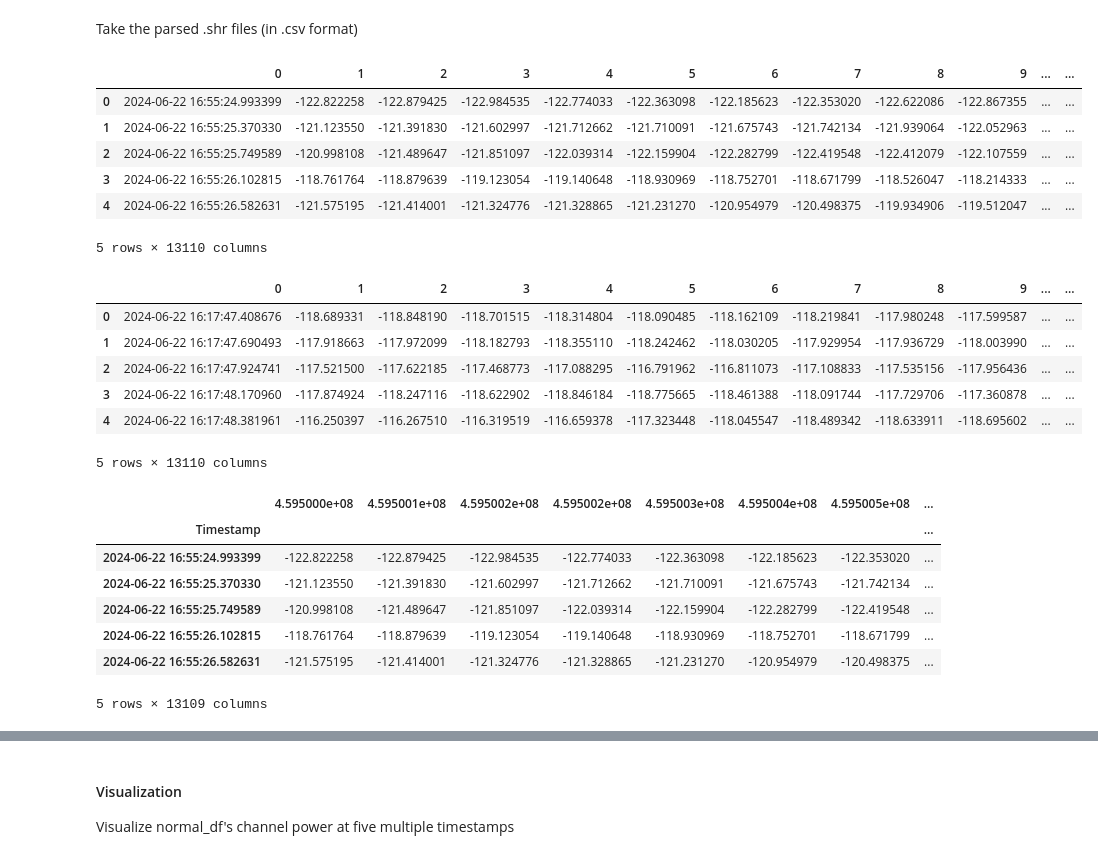
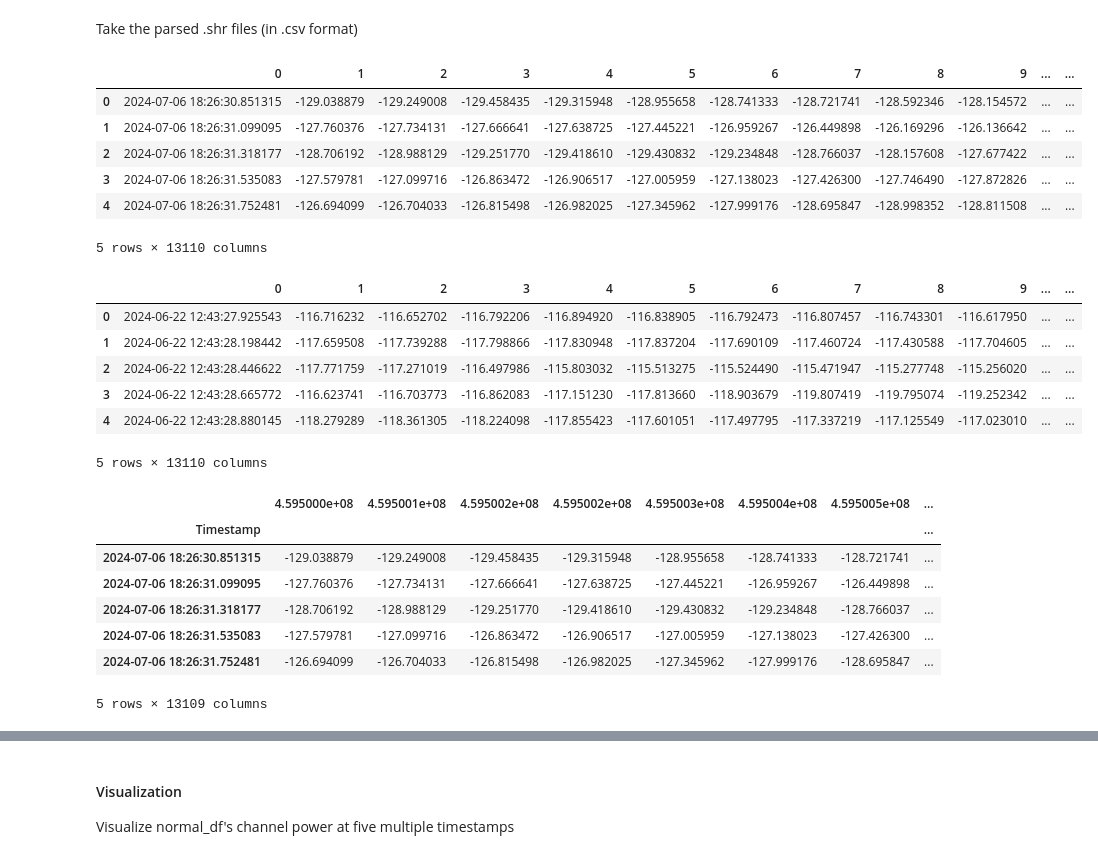
Before and after one commit to theorizchy/rf_anomaly_detection, a Jupyter notebook: 0_data_pre_processing.ipynb, the cells around one changed output, grey strips where cells are left out. Drawn from its saved outputs; the diff is of its cells as text; code cells hidden in the pictures.

```diff
--- a/0_data_pre_processing.ipynb
+++ b/0_data_pre_processing.ipynb
@@ -17,33 +17,33 @@ from sklearn.metrics import classification_report
 Take the parsed .shr files (in .csv format)
 # %%
 # Taken when camera is off
-normal_data = "clearwrite_captured_SWEEP_REC_2024-06-22 16h55m24s_esp32_off.csv"
+normal_data = "clearwrite_captured_SWEEP_REC_2024-07-06 18h26m30s_off.csv"
 normal_file_path = os.path.join('output_file', normal_data)
 
 normal = pd.read_csv(normal_file_path, header=None)
 normal.head()
 # %% [output]
 |  | 0 | 1 | 2 | 3 | 4 | 5 | 6 | 7 | 8 | 9 | ... | ... |
-| 0 | 2024-06-22 16:55:24.993399 | -122.822258 | -122.879425 | -122.984535 | -122.774033 | -122.363098 | -122.185623 | -122.353020 | -122.622086 | -122.867355 | ... | ... |
-| 1 | 2024-06-22 16:55:25.370330 | -121.123550 | -121.391830 | -121.602997 | -121.712662 | -121.710091 | -121.675743 | -121.742134 | -121.939064 | -122.052963 | ... | ... |
-| 2 | 2024-06-22 16:55:25.749589 | -120.998108 | -121.489647 | -121.851097 | -122.039314 | -122.159904 | -122.282799 | -122.419548 | -122.412079 | -122.107559 | ... | ... |
-| 3 | 2024-06-22 16:55:26.102815 | -118.761764 | -118.879639 | -119.123054 | -119.140648 | -118.930969 | -118.752701 | -118.671799 | -118.526047 | -118.214333 | ... | ... |
-| 4 | 2024-06-22 16:55:26.582631 | -121.575195 | -121.414001 | -121.324776 | -121.328865 | -121.231270 | -120.954979 | -120.498375 | -119.934906 | -119.512047 | ... | ... |
+| 0 | 2024-07-06 18:26:30.851315 | -129.038879 | -129.249008 | -129.458435 | -129.315948 | -128.955658 | -128.741333 | -128.721741 | -128.592346 | -128.154572 | ... | ... |
+| 1 | 2024-07-06 18:26:31.099095 | -127.760376 | -127.734131 | -127.666641 | -127.638725 | -127.445221 | -126.959267 | -126.449898 | -126.169296 | -126.136642 | ... | ... |
+| 2 | 2024-07-06 18:26:31.318177 | -128.706192 | -128.988129 | -129.251770 | -129.418610 | -129.430832 | -129.234848 | -128.766037 | -128.157608 | -127.677422 | ... | ... |
+| 3 | 2024-07-06 18:26:31.535083 | -127.579781 | -127.099716 | -126.863472 | -126.906517 | -127.005959 | -127.138023 | -127.426300 | -127.746490 | -127.872826 | ... | ... |
+| 4 | 2024-07-06 18:26:31.752481 | -126.694099 | -126.704033 | -126.815498 | -126.982025 | -127.345962 | -127.999176 | -128.695847 | -128.998352 | -128.811508 | ... | ... |
 5 rows × 13110 columns
 # %%
 # Taken when camera is on
-anomaly_data = "clearwrite_captured_SWEEP_REC_2024-06-22 16h17m47s_esp32_on.csv"
+anomaly_data = "clearwrite_captured_SWEEP_REC_2024-06-22 12h43m27s_0cm.csv"
 anomaly_file_path = os.path.join('output_file', anomaly_data)
 
 anomaly = pd.read_csv(anomaly_file_path, header=None)
 anomaly.head()
 # %% [output]
 |  | 0 | 1 | 2 | 3 | 4 | 5 | 6 | 7 | 8 | 9 | ... | ... |
-| 0 | 2024-06-22 16:17:47.408676 | -118.689331 | -118.848190 | -118.701515 | -118.314804 | -118.090485 | -118.162109 | -118.219841 | -117.980248 | -117.599587 | ... | ... |
-| 1 | 2024-06-22 16:17:47.690493 | -117.918663 | -117.972099 | -118.182793 | -118.355110 | -118.242462 | -118.030205 | -117.929954 | -117.936729 | -118.003990 | ... | ... |
-| 2 | 2024-06-22 16:17:47.924741 | -117.521500 | -117.622185 | -117.468773 | -117.088295 | -116.791962 | -116.811073 | -117.108833 | -117.535156 | -117.956436 | ... | ... |
-| 3 | 2024-06-22 16:17:48.170960 | -117.874924 | -118.247116 | -118.622902 | -118.846184 | -118.775665 | -118.461388 | -118.091744 | -117.729706 | -117.360878 | ... | ... |
-| 4 | 2024-06-22 16:17:48.381961 | -116.250397 | -116.267510 | -116.319519 | -116.659378 | -117.323448 | -118.045547 | -118.489342 | -118.633911 | -118.695602 | ... | ... |
+| 0 | 2024-06-22 12:43:27.925543 | -116.716232 | -116.652702 | -116.792206 | -116.894920 | -116.838905 | -116.792473 | -116.807457 | -116.743301 | -116.617950 | ... | ... |
+| 1 | 2024-06-22 12:43:28.198442 | -117.659508 | -117.739288 | -117.798866 | -117.830948 | -117.837204 | -117.690109 | -117.460724 | -117.430588 | -117.704605 | ... | ... |
+| 2 | 2024-06-22 12:43:28.446622 | -117.771759 | -117.271019 | -116.497986 | -115.803032 | -115.513275 | -115.524490 | -115.471947 | -115.277748 | -115.256020 | ... | ... |
+| 3 | 2024-06-22 12:43:28.665772 | -116.623741 | -116.703773 | -116.862083 | -117.151230 | -117.813660 | -118.903679 | -119.807419 | -119.795074 | -119.252342 | ... | ... |
+| 4 | 2024-06-22 12:43:28.880145 | -118.279289 | -118.361305 | -118.224098 | -117.855423 | -117.601051 | -117.497795 | -117.337219 | -117.125549 | -117.023010 | ... | ... |
 5 rows × 13110 columns
 # %%
 START_FREQ  = 459500000         # 459.5 MHz
@@ -68,11 +68,11 @@ normal_df.head()
 # %% [output]
 |  | 4.595000e+08 | 4.595001e+08 | 4.595002e+08 | 4.595002e+08 | 4.595003e+08 | 4.595004e+08 | 4.595005e+08 | ... |
 | Timestamp |  |  |  |  |  |  |  | ... |
-| 2024-06-22 16:55:24.993399 | -122.822258 | -122.879425 | -122.984535 | -122.774033 | -122.363098 | -122.185623 | -122.353020 | ... |
-| 2024-06-22 16:55:25.370330 | -121.123550 | -121.391830 | -121.602997 | -121.712662 | -121.710091 | -121.675743 | -121.742134 | ... |
-| 2024-06-22 16:55:25.749589 | -120.998108 | -121.489647 | -121.851097 | -122.039314 | -122.159904 | -122.282799 | -122.419548 | ... |
-| 2024-06-22 16:55:26.102815 | -118.761764 | -118.879639 | -119.123054 | -119.140648 | -118.930969 | -118.752701 | -118.671799 | ... |
-| 2024-06-22 16:55:26.582631 | -121.575195 | -121.414001 | -121.324776 | -121.328865 | -121.231270 | -120.954979 | -120.498375 | ... |
+| 2024-07-06 18:26:30.851315 | -129.038879 | -129.249008 | -129.458435 | -129.315948 | -128.955658 | -128.741333 | -128.721741 | ... |
+| 2024-07-06 18:26:31.099095 | -127.760376 | -127.734131 | -127.666641 | -127.638725 | -127.445221 | -126.959267 | -126.449898 | ... |
+| 2024-07-06 18:26:31.318177 | -128.706192 | -128.988129 | -129.251770 | -129.418610 | -129.430832 | -129.234848 | -128.766037 | ... |
+| 2024-07-06 18:26:31.535083 | -127.579781 | -127.099716 | -126.863472 | -126.906517 | -127.005959 | -127.138023 | -127.426300 | ... |
+| 2024-07-06 18:26:31.752481 | -126.694099 | -126.704033 | -126.815498 | -126.982025 | -127.345962 | -127.999176 | -128.695847 | ... |
 5 rows × 13109 columns
 # %%
 anomaly_df = preprocess_dataframe(anomaly)
```
Also changed, not shown: parts of 7 cells of this notebook, 3 other files.
